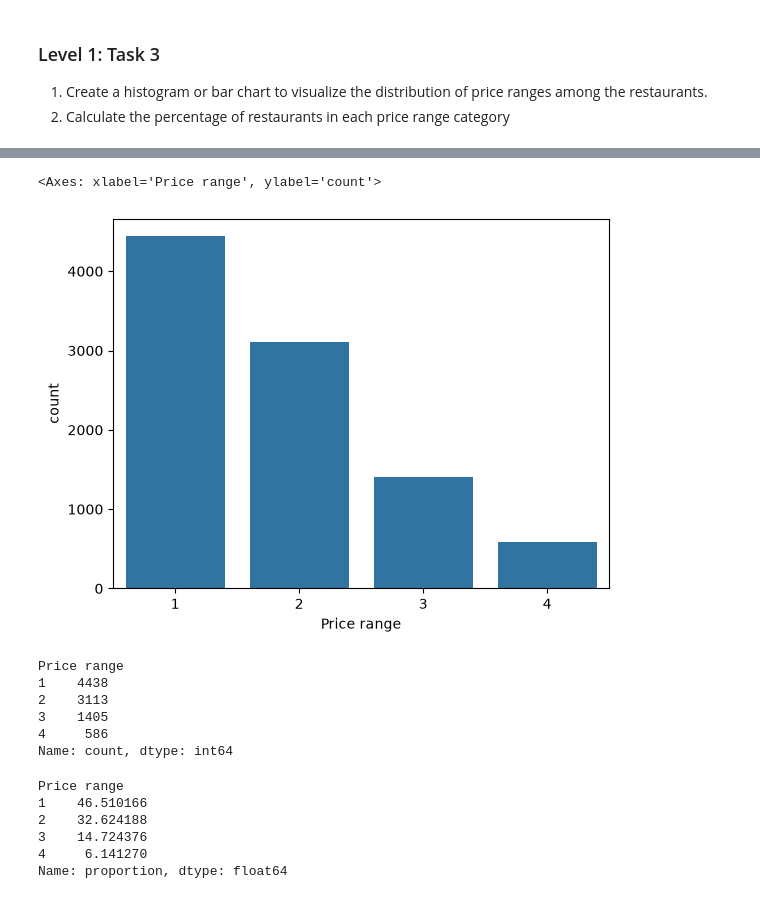
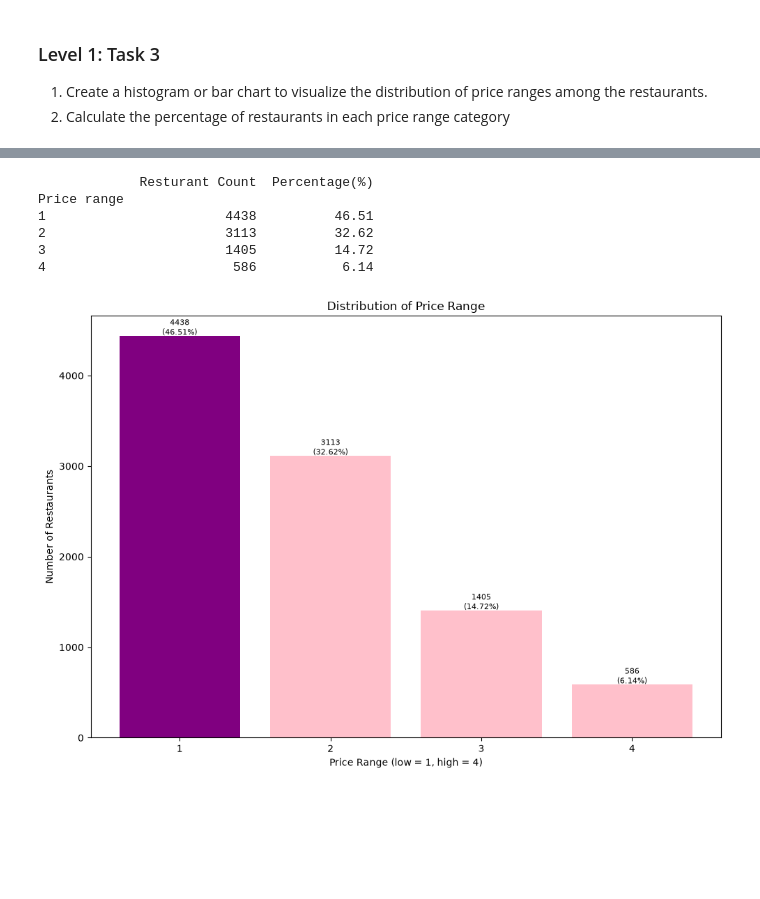
Before and after one commit to sahbimlesh007/Cognifyz-IT-Solutions, a Jupyter notebook: Level_1.ipynb, the cells around one changed output, grey strips where cells are left out. Drawn from its saved outputs; the diff is of its cells as text; code cells hidden in the pictures; blank space fills up the shorter version.

Commit message:
images and graph work are finished

```diff
--- a/Level_1.ipynb
+++ b/Level_1.ipynb
@@ -236,5 +322,6 @@ Name: Aggregate rating, dtype: float64
 # %%
 # 1. Create a histogram or bar chart to visualize the distribution of price ranges among the restaurants.
 
-
-price_range_count = df['Price range'].value_counts().sort_values(ascending=False)
+total_res = len(df)
+price_range_count = df['Price range'].value_counts().sort_index()
+print(f'Count by Price Range:\n{price_range_count}')
@@ -241,27 +349,31 @@ price_range_count = df['Price range'].value_counts().sort_values(ascending=False
+# %%
+result = pd.DataFrame({
+    'Resturant Count' : price_range_count,
+    'Percentage(%)' : price_range_per.round(2)
+})
+print(result)
+# %% [output]
+             Resturant Count  Percentage(%)
+Price range
+1                       4438          46.51
+2                       3113          32.62
+3                       1405          14.72
+4                        586           6.14
 # %%
-sns.barplot(price_range_count)
+fig, ax = plt.subplots(figsize=(10,7))
+
+ax.bar(price_range_count.index.astype(str), price_range_count.values, color = ['purple', 'pink', 'pink', 'pink'])
+ax.set_title('Distribution of Price Range')
+ax.set_xlabel('Price Range (low = 1, high = 4)')
+ax.set_ylabel('Number of Restaurants')
+
+for i, j in enumerate(price_range_count.values):
+    ax.text(i, j+15, f'{j}\n({price_range_per.round(2).values[i]}%)', ha='center', fontsize=8)
+
+plt.tight_layout()
+
+plt.savefig('Images/Level_1_assests/Distribution of Price Range.png', dpi=500, bbox_inches='tight')
+
+plt.show()
 # %% [output]
-<Axes: xlabel='Price range', ylabel='count'>
-[figure, old version]
+[figure, new version]
-# %%
-price_count = df['Price range'].value_counts().sort_index()
-price_count
-# %% [output]
-Price range
-1    4438
-2    3113
-3    1405
-4     586
-Name: count, dtype: int64
-# %%
-# 2. Calculate the percentage of restaurants in each price range category
-
-price_percentage = df['Price range'].value_counts(normalize=True).sort_index()*100
-price_percentage
-# %% [output]
-Price range
-1    46.510166
-2    32.624188
-3    14.724376
-4     6.141270
-Name: proportion, dtype: float64
```
Also changed, not shown: parts of 36 cells of this notebook, 7 other files.
